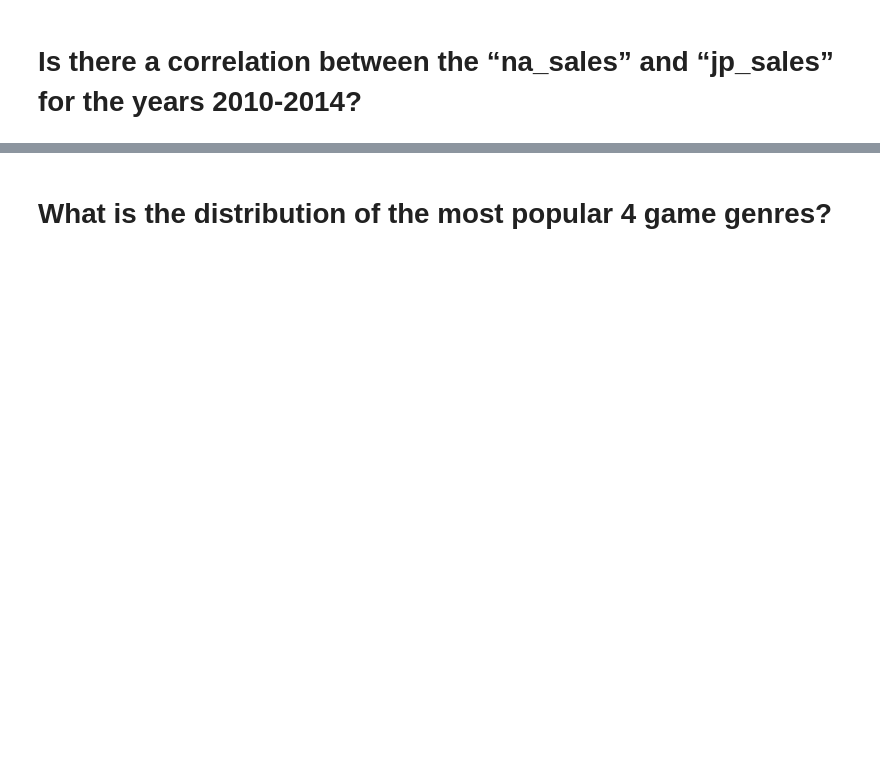
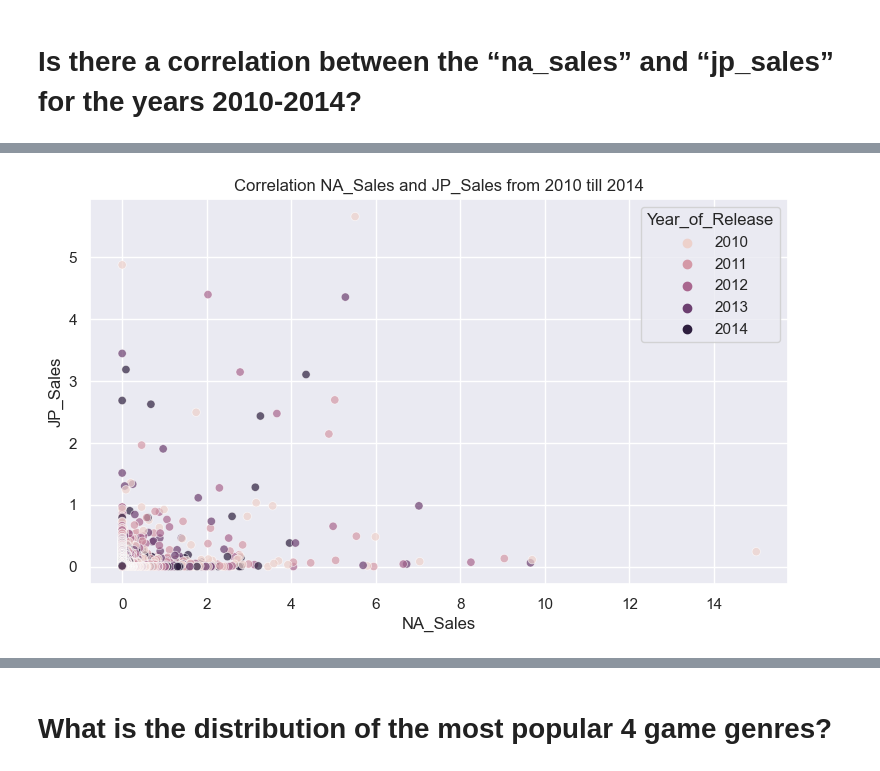
Before and after one commit to Sba23037/CristinaPriolo_DVizHDip_CA1, a Jupyter notebook: CristinaPriolo_DVizHDip_CA1.ipynb, the cells around one changed output, grey strips where cells are left out. Cells and saved outputs as stored; diff of their text form; code cells hidden in the pictures; blank space fills up the shorter version.

```diff
--- a/CristinaPriolo_DVizHDip_CA1.ipynb
+++ b/CristinaPriolo_DVizHDip_CA1.ipynb
@@ -646,6 +704,9 @@ The correlation is the Comparison between observations represented by two variab
 # %%
 Specific_Years = [2010,2011,2012,2013,2014]
 df_years = df[df['Year_of_Release'].isin(Specific_Years)]
 plt.figure(figsize=(9,5))
+plt.title("Correlation NA_Sales and JP_Sales from 2010 till 2014")
 sns.scatterplot(data=df_years, x='NA_Sales', y='JP_Sales', alpha=0.7, hue='Year_of_Release');
+# %% [output]
+[figure, added]
 # %% [markdown]
```
Also changed, not shown: parts of 46 cells of this notebook.
